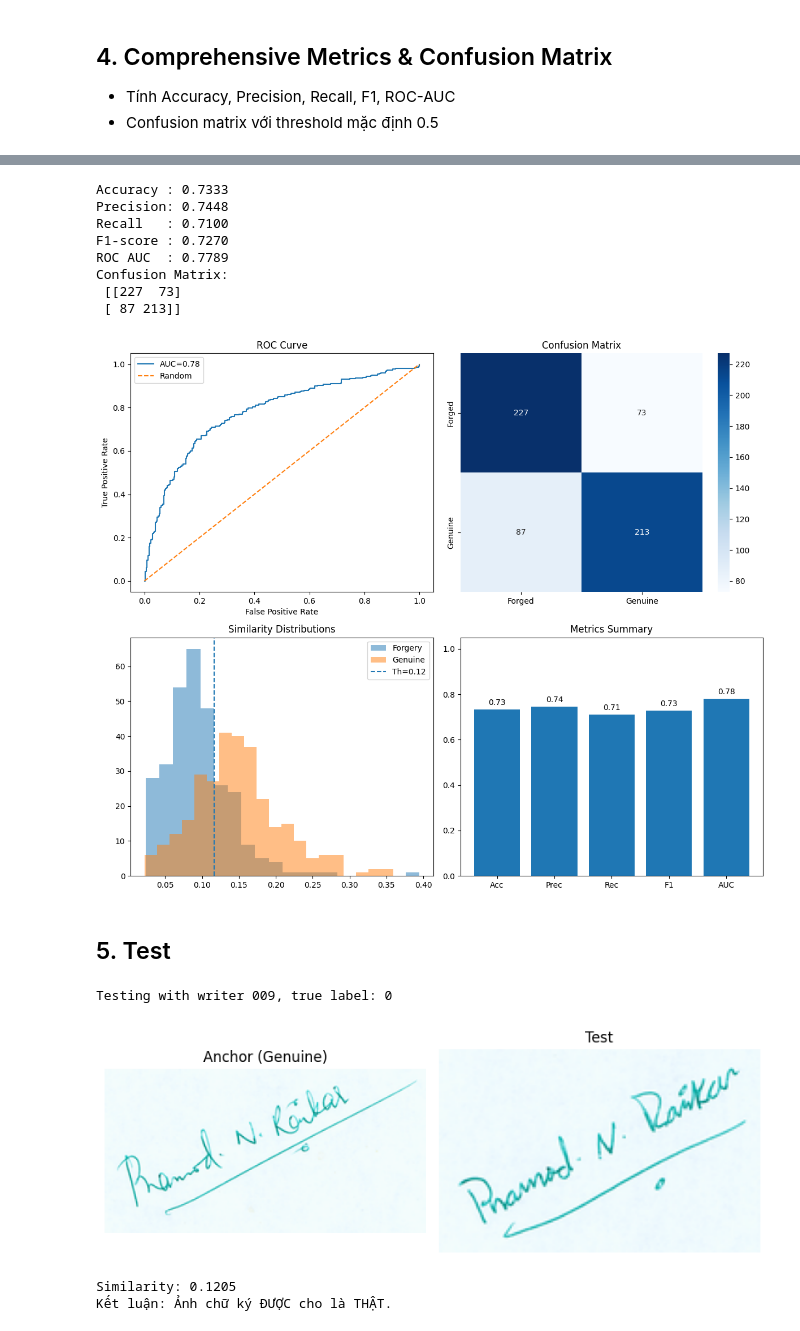
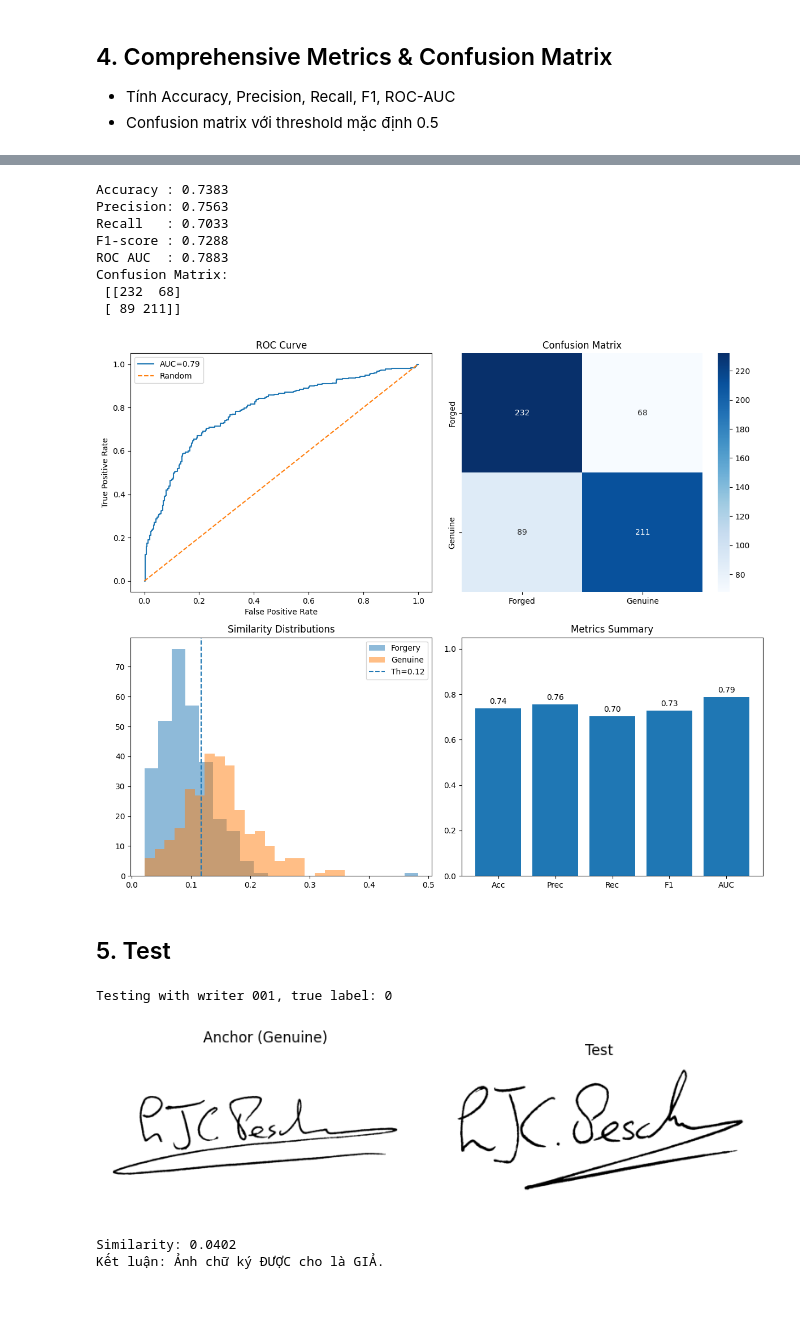
Before and after one commit to Tommyhuy1705/Deep_Learning-Based_Signature_Forgery_Detection_for_Personal_Identity_Authentication, a Jupyter notebook: notebooks/triplet_test.ipynb, the cells around one changed output, grey strips where cells are left out. Cells and saved outputs as stored; diff of their text form; code cells hidden in the pictures; blank space fills up the shorter version.

```diff
--- a/notebooks/triplet_test.ipynb
+++ b/notebooks/triplet_test.ipynb
@@ -207,7 +236,7 @@ class MemoryTracker:
         }
 
 # Load configuration
-config = load_config(folder + "/configs/config_triplet.yaml")
+config = load_config('configs/config_triplet.yaml')
 
 # Device
 device = torch.device('cuda' if torch.cuda.is_available() and config['device']=='cuda' else 'cpu')
@@ -307,5 +336,5 @@ Ngưỡng tối ưu: 0.1163 với Accuracy: 0.7333
 # %%
-threshold = 0.1163
+threshold = 0.1166
 preds = (np.array(sims) > threshold).astype(int)
 
 # Metrics
@@ -324,14 +353,14 @@ print(f"F1-score : {f1:.4f}")
 print(f"ROC AUC  : {roc_auc:.4f}")
 print("Confusion Matrix:\n", cm)
 # %% [output]
-Accuracy : 0.7333
-Precision: 0.7448
-Recall   : 0.7100
-F1-score : 0.7270
-ROC AUC  : 0.7789
+Accuracy : 0.7383
+Precision: 0.7563
+Recall   : 0.7033
+F1-score : 0.7288
+ROC AUC  : 0.7883
 Confusion Matrix:
- [[227  73]
- [ 87 213]]
+ [[232  68]
+ [ 89 211]]
 # %%
 plt.figure(figsize=(12,10))
 
@@ -374,11 +403,11 @@ plt.title('Metrics Summary')
 plt.tight_layout()
 plt.show()
 # %% [output]
-[figure, old version]
+[figure, new version]
 # %% [markdown]
 ## 5. Test
 # %%
-def test_signature(anchor_path, test_path, model, transform, threshold=0.1163, device='cpu'):
+def test_signature(anchor_path, test_path, model, transform, threshold=0.1166, device='cpu'):
     model.to(device)
     model.eval()
 
@@ -411,19 +440,19 @@ def test_signature(anchor_path, test_path, model, transform, threshold=0.1163, d
     print(f"Kết luận: Ảnh chữ ký ĐƯỢC cho là {conclusion}.")
 # %%
 # Test with person number 1
-writer_id = '009'
+writer_id = '001'
 
 anchor_path = random.choice(writers[writer_id]['genuines'])
 all_signatures = writers[writer_id]['genuines'] + writers[writer_id]['forged']
 test_path = random.choice(all_signatures)
 while test_path == anchor_path and len(all_signatures) > 1:
     test_path = random.choice(all_signatures)
 true_label = 1 if test_path in writers[writer_id]['genuines'] else 0
 
 print(f"\nTesting with writer {writer_id}, true label: {true_label}")
-test_signature(anchor_path, test_path, model, transform, threshold=0.1163, device=device)
+test_signature(anchor_path, test_path, model, transform, threshold=0.1166, device=device)
 # %% [output]
-Testing with writer 009, true label: 0
+Testing with writer 001, true label: 0
-[figure, old version]
+[figure, new version]
-Similarity: 0.1205
-Kết luận: Ảnh chữ ký ĐƯỢC cho là THẬT.
+Similarity: 0.0402
+Kết luận: Ảnh chữ ký ĐƯỢC cho là GIẢ.
```
Also changed, not shown: parts of 6 cells of this notebook.
